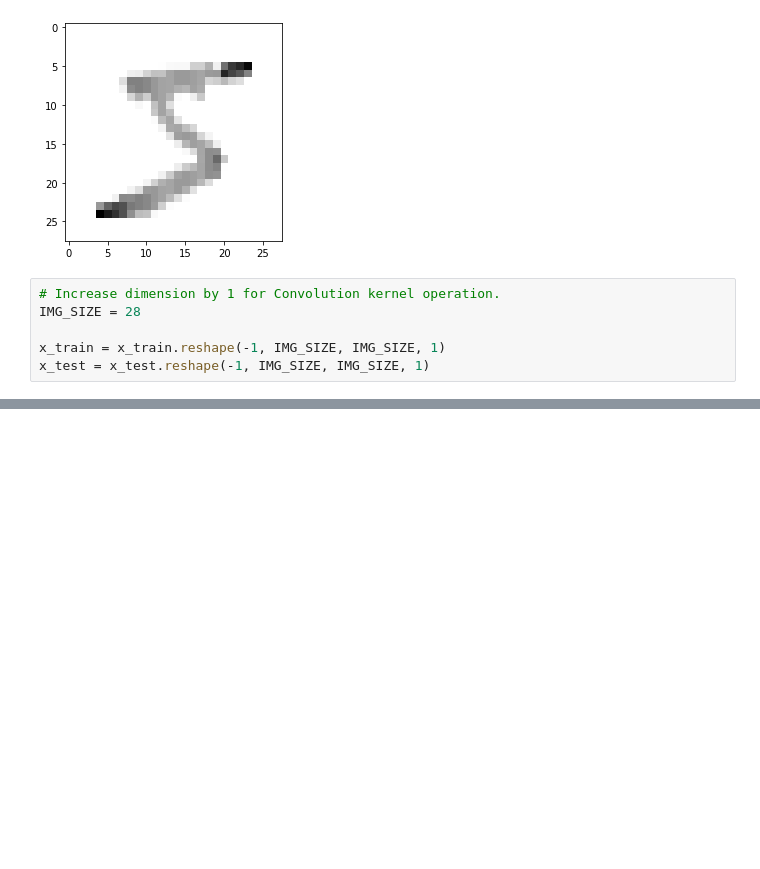
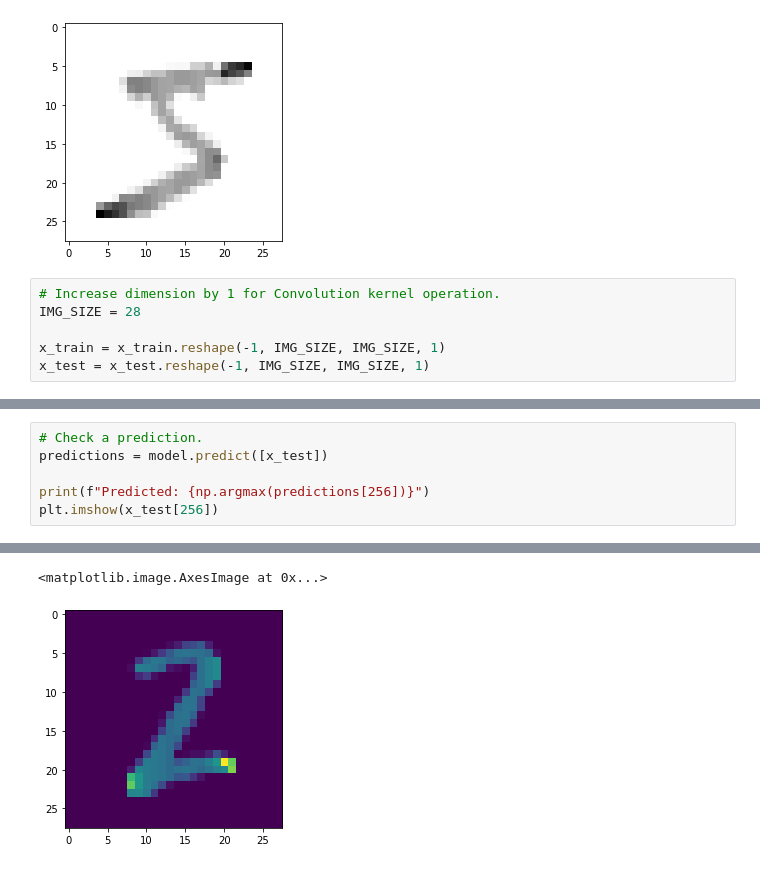
Before and after one commit to agSwift/digit-recognition, a Jupyter notebook: digit-recognizer.ipynb, the cells around one changed output, grey strips where cells are left out. Cells and saved outputs as stored; diff of their text form; blank space fills up the shorter version.

```diff
--- a/digit-recognizer.ipynb
+++ b/digit-recognizer.ipynb
@@ -129,0 +131,7 @@ Epoch 5/5
+# %%
+# Check a prediction.
+predictions = model.predict([x_test])
+
+print(f"Predicted: {np.argmax(predictions[256])}")
+plt.imshow(x_test[256])
+# %% [output]
@@ -129,0 +140,2 @@ Epoch 5/5
+<matplotlib.image.AxesImage at 0x...>
+[figure, added]
```
Also changed, not shown: parts of 7 cells of this notebook, 1 other file.
